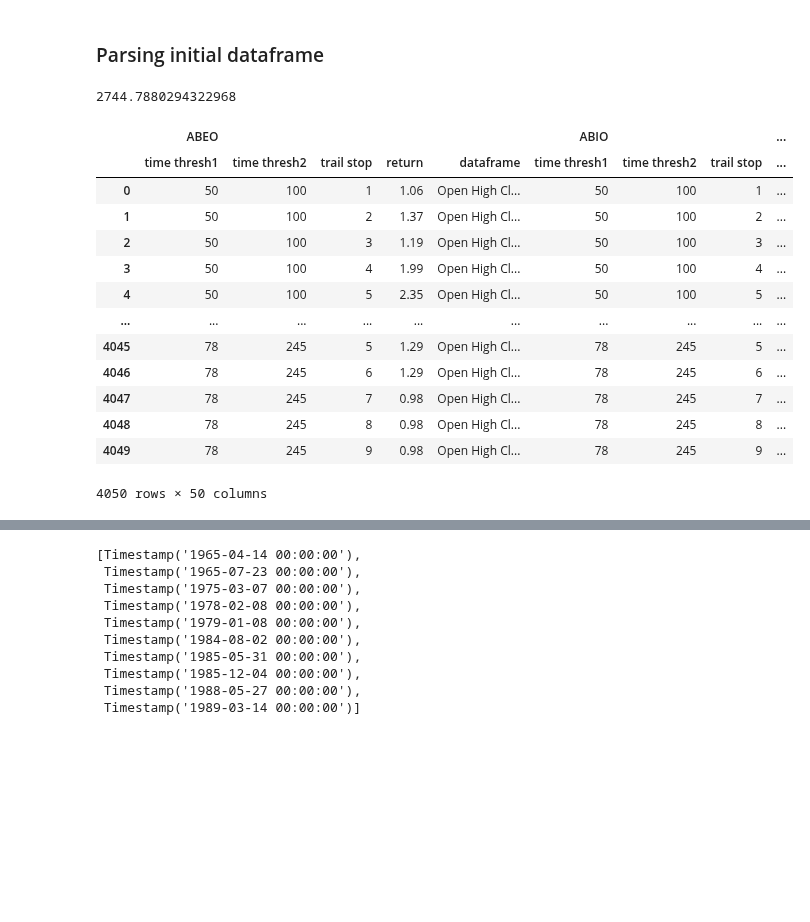
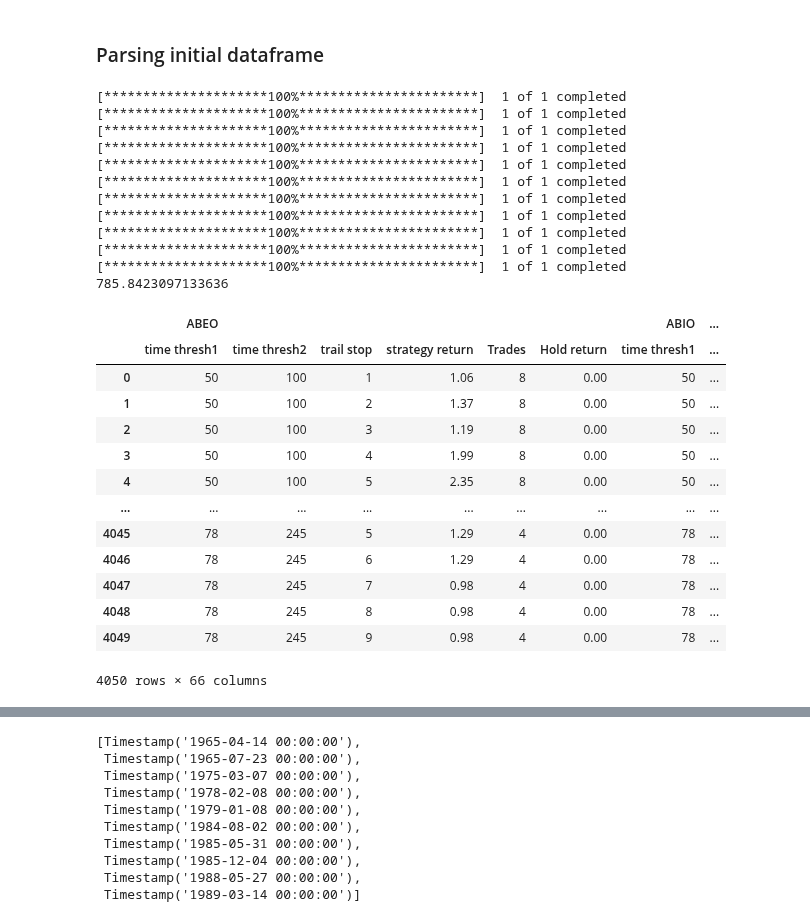
Before and after one commit to Idanq1/Stocks-Strategies, a Jupyter notebook: 52 week/Back testing.ipynb, the cells around one changed output, grey strips where cells are left out. Drawn from its saved outputs; the diff is of its cells as text; code cells hidden in the pictures; blank space fills up the shorter version.

```diff
--- a/52 week/Back testing.ipynb
+++ b/52 week/Back testing.ipynb
@@ -27,11 +28,11 @@ def get_all_tickers(etf=False):
 ### Downloads data
 # %%
 def get_data(tickers_list):
-    return yf.download(tickers_list, period="max", progress=False)
+    return yf.download(tickers_list, period="5Y")
 # %%
 s = time.time()
 # data = get_data(get_all_tickers())
-data = get_data("ABEO")
+data = get_data("SILC")
 data_cop = data.copy()
 print(time.time() - s)
 # %% [output]
@@ -73,8 +74,8 @@ def strategy(parsed_data, t_tresh1=75, t_thresh2=200, trail_stop=5):
     df.loc[(buy_cond & buy_cond2), "Strategy"] = 1
 
     #Devide to a lot of dataframes
-    df["Group"] = (df["Strategy"] == 1).cumsum()
-    trades_df = {grp: df_grp for grp, df_grp in df.groupby("Group")}
+    df["trades"] = (df["Strategy"] == 1).cumsum()
+    trades_df = {grp: df_grp for grp, df_grp in df.groupby("trades")}
     conc_tmp_df = pd.DataFrame()
 
     for key, tmp_df in trades_df.items():
@@ -84,7 +85,7 @@ def strategy(parsed_data, t_tresh1=75, t_thresh2=200, trail_stop=5):
         conc_tmp_df = pd.concat([conc_tmp_df, tmp_df])
     # df = pd.concat(dfs.values())
     df = conc_tmp_df.copy()
-    df.drop('Group', axis=1, inplace=True)
+    # df.drop('trades', axis=1, inplace=True)
     # Sell cond- sell after 3 days, just for testing because I don't know yet how I should do it
     # sell_cond = ((df["Close"] - df["Close"].shift(2)) / df["Close"].shift(2)) * 100  # Sell if the percent 2 days ago gone down 3%
     # sell_cond = df["Strategy"].shift(3) == 1
@@ -127,51 +128,66 @@ def optimizer(ticker, time_thresh1, time_thresh2, trail_stop):
     data = get_data(ticker)
     parsed = parse_data(data)
     i = 0
-    results = pd.DataFrame(columns=["time thresh1", "time thresh2", "trail stop", "return", "dataframe"])
+    results = pd.DataFrame(columns=["time thresh1", "time thresh2", "trail stop", "strategy return", "Trades", "Hold return"])
     for tt1 in time_thresh1:
         for tt2 in time_thresh2:
             for trs in trail_stop:
                 strat_df = strategy(parsed, tt1, tt2, trs)
                 res = sim(strat_df)
                 retrn = res["sReturn"][-1]
-                new_row = pd.DataFrame({"time thresh1": [tt1], "time thresh2": [tt2], "trail stop": [trs], "return": [retrn], "dataframe": [res]})
+                hold_r = res["hReturn"][-1]
+                trades = res["trades"][-1]
+                # new_row = pd.DataFrame({"time thresh1": [tt1], "time thresh2": [tt2], "trail stop": [trs], "strategy return": [retrn], "Trades": [trades], "Hold return": [hold_r], "dataframe": [res]})
+                new_row = pd.DataFrame({"time thresh1": [tt1], "time thresh2": [tt2], "trail stop": [trs], "strategy return": [retrn], "Trades": [trades], "Hold return": [hold_r]})
                 results = pd.concat([results, new_row], ignore_index=True)
     return results
 
 
 time_thresh1 = range(50, 80, 2)
 time_thresh2 = range(100, 250, 5)
 trail_stop = range(1, 10, 1)
 # time_thresh1 = range(70, 80, 5)
 # time_thresh2 = range(100, 200, 60)
 # trail_stop = range(1, 10, 2)
-tickers = ["ABEO", "ABIO", "ABVC", "ACHV", "ACER", "ACST", "AAIC", "ACRX", "ACOR", "ACET"]
+tickers = ["ABEO", "ABIO", "ABVC", "ACHV", "ACER", "ACST", "AAIC", "ABNB", "TSLA", "AAPL"]
+# tickers = ["TSLA", "AAPL", "NVDA"]
 
 s = time.time()
 mult_opt = pd.DataFrame()
 for ticker in tickers:
     opt = optimizer(ticker, time_thresh1, time_thresh2, trail_stop)
     # opt = opt.add_prefix(f"{ticker}_")
     opt.columns = pd.MultiIndex.from_product([[ticker], opt.columns])
     mult_opt = pd.concat([mult_opt, opt], axis=1, ignore_index=False)
 
 print(time.time() - s)
 mult_opt
 # %% [output]
-2744.7880294322968
+[*********************100%***********************]  1 of 1 completed
+[*********************100%***********************]  1 of 1 completed
+[*********************100%***********************]  1 of 1 completed
+[*********************100%***********************]  1 of 1 completed
+[*********************100%***********************]  1 of 1 completed
+[*********************100%***********************]  1 of 1 completed
+[*********************100%***********************]  1 of 1 completed
+[*********************100%***********************]  1 of 1 completed
+[*********************100%***********************]  1 of 1 completed
+[*********************100%***********************]  1 of 1 completed
+[*********************100%***********************]  1 of 1 completed
+785.8423097133636
-|  | ABEO |  |  |  |  | ABIO |  |  | ... |
-|  | time thresh1 | time thresh2 | trail stop | return | dataframe | time thresh1 | time thresh2 | trail stop | ... |
-| 0 | 50 | 100 | 1 | 1.06 | Open High Cl... | 50 | 100 | 1 | ... |
-| 1 | 50 | 100 | 2 | 1.37 | Open High Cl... | 50 | 100 | 2 | ... |
-| 2 | 50 | 100 | 3 | 1.19 | Open High Cl... | 50 | 100 | 3 | ... |
-| 3 | 50 | 100 | 4 | 1.99 | Open High Cl... | 50 | 100 | 4 | ... |
-| 4 | 50 | 100 | 5 | 2.35 | Open High Cl... | 50 | 100 | 5 | ... |
-| ... | ... | ... | ... | ... | ... | ... | ... | ... | ... |
-| 4045 | 78 | 245 | 5 | 1.29 | Open High Cl... | 78 | 245 | 5 | ... |
-| 4046 | 78 | 245 | 6 | 1.29 | Open High Cl... | 78 | 245 | 6 | ... |
-| 4047 | 78 | 245 | 7 | 0.98 | Open High Cl... | 78 | 245 | 7 | ... |
-| 4048 | 78 | 245 | 8 | 0.98 | Open High Cl... | 78 | 245 | 8 | ... |
-| 4049 | 78 | 245 | 9 | 0.98 | Open High Cl... | 78 | 245 | 9 | ... |
+|  | ABEO |  |  |  |  |  | ABIO | ... |
+|  | time thresh1 | time thresh2 | trail stop | strategy return | Trades | Hold return | time thresh1 | ... |
+| 0 | 50 | 100 | 1 | 1.06 | 8 | 0.00 | 50 | ... |
+| 1 | 50 | 100 | 2 | 1.37 | 8 | 0.00 | 50 | ... |
+| 2 | 50 | 100 | 3 | 1.19 | 8 | 0.00 | 50 | ... |
+| 3 | 50 | 100 | 4 | 1.99 | 8 | 0.00 | 50 | ... |
+| 4 | 50 | 100 | 5 | 2.35 | 8 | 0.00 | 50 | ... |
+| ... | ... | ... | ... | ... | ... | ... | ... | ... |
+| 4045 | 78 | 245 | 5 | 1.29 | 4 | 0.00 | 78 | ... |
+| 4046 | 78 | 245 | 6 | 1.29 | 4 | 0.00 | 78 | ... |
+| 4047 | 78 | 245 | 7 | 0.98 | 4 | 0.00 | 78 | ... |
+| 4048 | 78 | 245 | 8 | 0.98 | 4 | 0.00 | 78 | ... |
+| 4049 | 78 | 245 | 9 | 0.98 | 4 | 0.00 | 78 | ... |
-4050 rows × 50 columns
+4050 rows × 66 columns
 # %%
 df = parse_data(data_cop)
```
Also changed, not shown: parts of 13 cells of this notebook, 1 other file.
